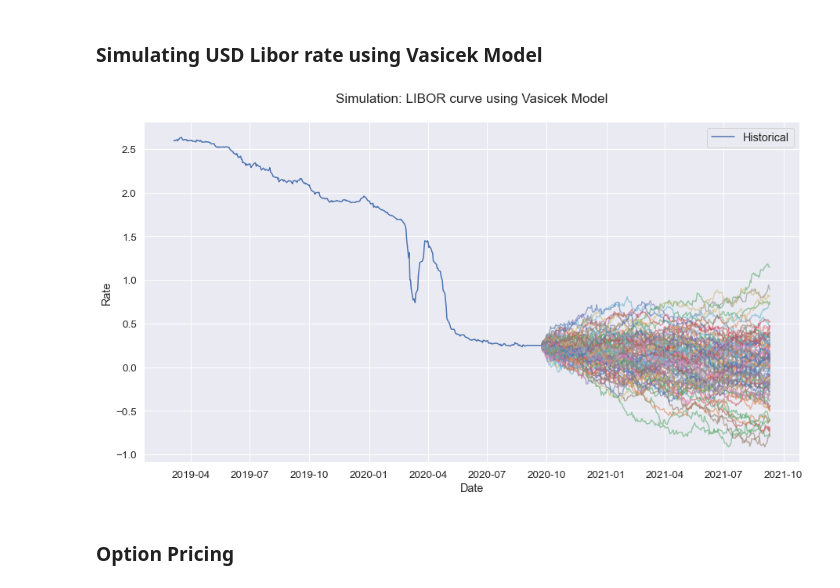
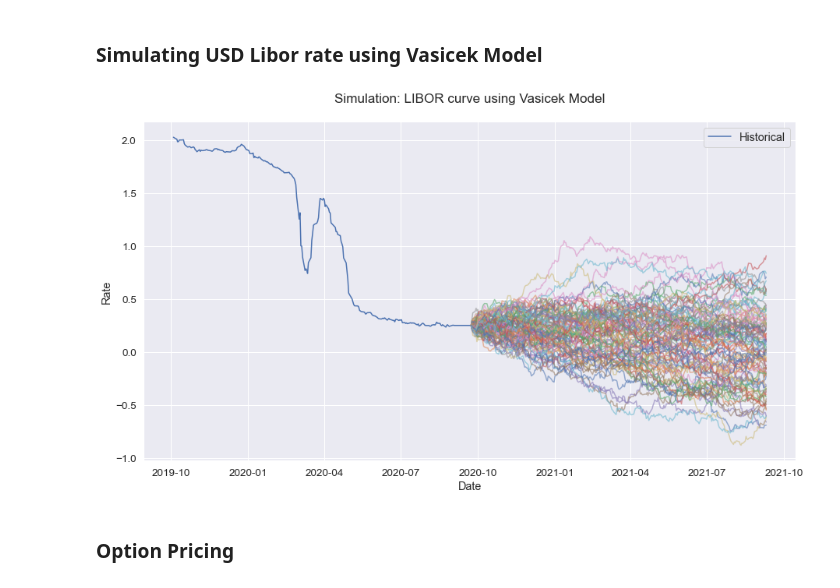
Before and after one commit to abhishekprog0/StructuredPricingEngine, a Jupyter notebook: Structured & Hybrid Project 2020.ipynb, the cells around one changed output. Drawn from its saved outputs; the diff is of its cells as text; code cells hidden in the pictures.

Commit message:
Minor improvements on Plots.

```diff
--- a/Structured & Hybrid Project 2020.ipynb
+++ b/Structured & Hybrid Project 2020.ipynb
@@ -48,7 +48,7 @@ class DataReader:
 
     def GetStockData(self):
 
-        price = yf.download("^STOXX50E", start = "2019-12-01", end = "2020-12-3")['Adj Close'].reset_index()
+        price = yf.download("^STOXX50E", start = "2010-12-01", end = "2020-12-3")['Adj Close'].reset_index()
         plt.plot(price['Date'], price['Adj Close'], label = "STOXX50E")
         plt.legend()
         plt.show()
@@ -206,7 +206,8 @@ class Models():
                 S.append(S_temp)
             return S, t
 
-        N = len(price['Date'])
+        #N = len(price['Date'])
+        N = 252
         So = price['Adj Close'].iloc[-1]
         mu = x_bar
         sigma = vol
@@ -293,21 +294,21 @@ sigma:  -0.02271603178502923
 ### Simulating USD Libor rate using Vasicek Model
 # %%
 plt.title('Simulation: LIBOR curve using Vasicek Model')
-plt.plot(libor_train['Date'], libor_train['3M'], label = "Historical")
+plt.plot(libor_train['Date'][-252:], libor_train['3M'][-252:], label = "Historical")
 #plt.plot(libor_train['Date'], libor_train['3M'], label = "Actual", color = 'r')
 
 for i in range(100):
 
     seed = np.random.randint(100000)
     lib = model.Vasicek(libor_train, libor_train['3M'].iloc[-1], k, beta, sig, 1, 252, seed)
     plt.plot(lib['Date'], lib['3M'], alpha = 0.55)
 
 plt.xlabel('Date')
 plt.ylabel('Rate')
 plt.legend()
 plt.show()
 # %% [output]
-[figure, old version]
+[figure, new version]
 # %% [markdown]
 ### Option Pricing
 # %%
```
Also changed, not shown: parts of 3 cells of this notebook.
